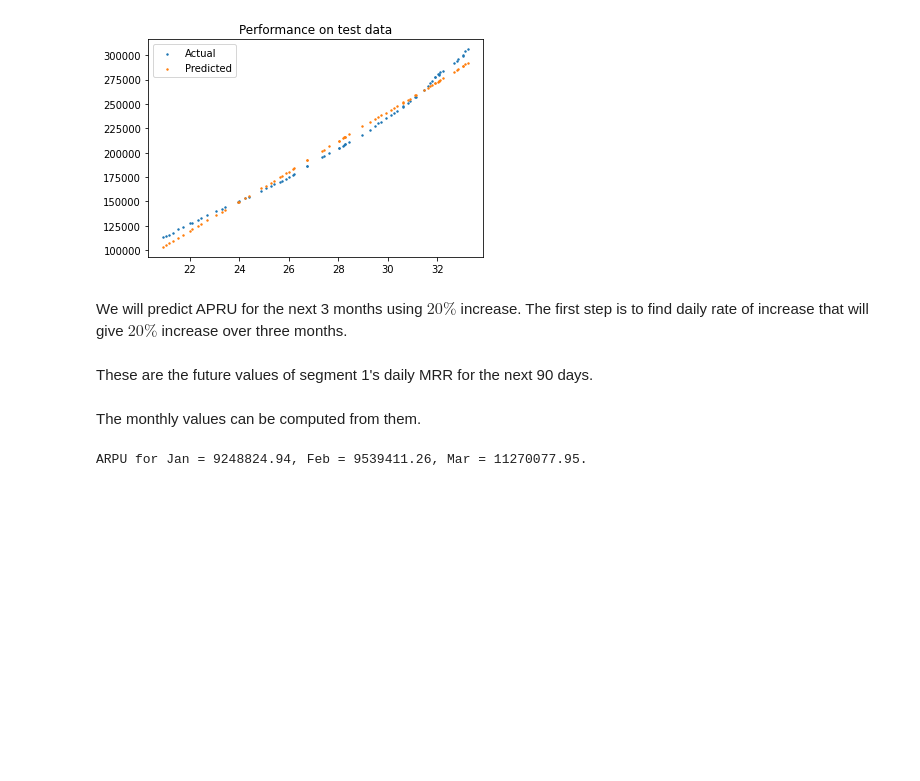
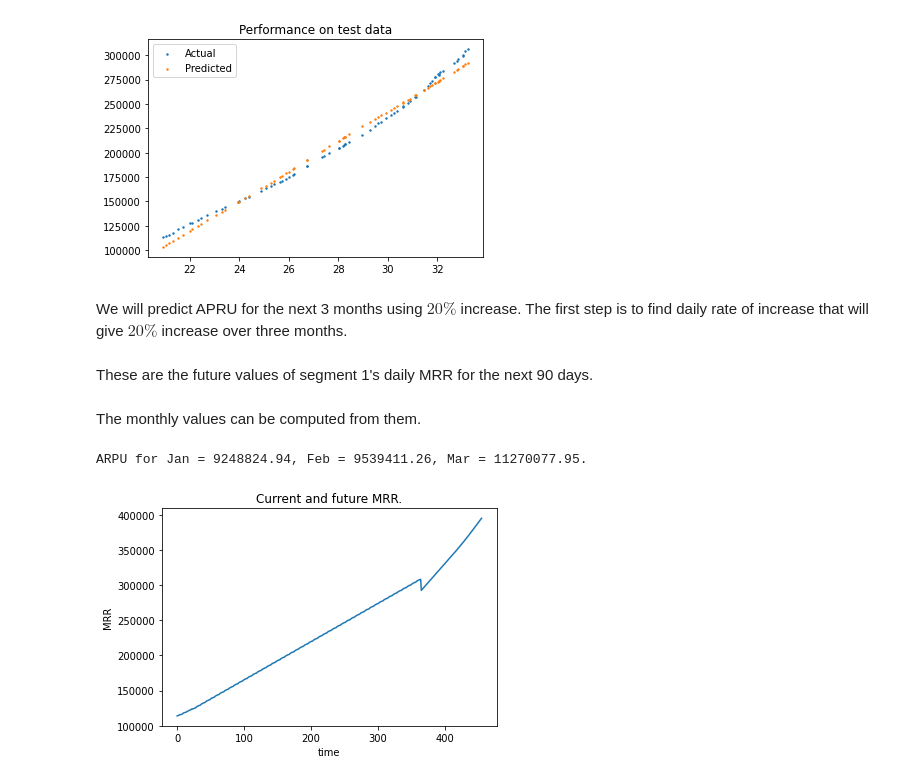
Before and after one commit to amey-joshi/am, a Jupyter notebook: revenue-forecast/Model-Segment-1-V1.ipynb, the cells around one changed output. Drawn from its saved outputs; the diff is of its cells as text; code cells hidden in the pictures; blank space fills up the shorter version.

```diff
--- a/revenue-forecast/Model-Segment-1-V1.ipynb
+++ b/revenue-forecast/Model-Segment-1-V1.ipynb
@@ -57,3 +57,12 @@ mar_arpu = np.sum(y_fut[60:90])
 print('ARPU for Jan = {:0.2f}, Feb = {:0.2f}, Mar = {:0.2f}.'.format(jan_arpu, feb_arpu, mar_arpu))
 # %% [output]
 ARPU for Jan = 9248824.94, Feb = 9539411.26, Mar = 11270077.95.
+# %%
+all_mrr = seg['Segment 1 MRR'].append(pd.Series(y_fut), ignore_index = True)
+# %%
+ax = all_mrr.plot()
+ax.set_xlabel('time')
+ax.set_ylabel('MRR')
+ignore = ax.set_title('Current and future MRR.')
+# %% [output]
+[figure, added]
```
Also changed, not shown: 8 other files.
